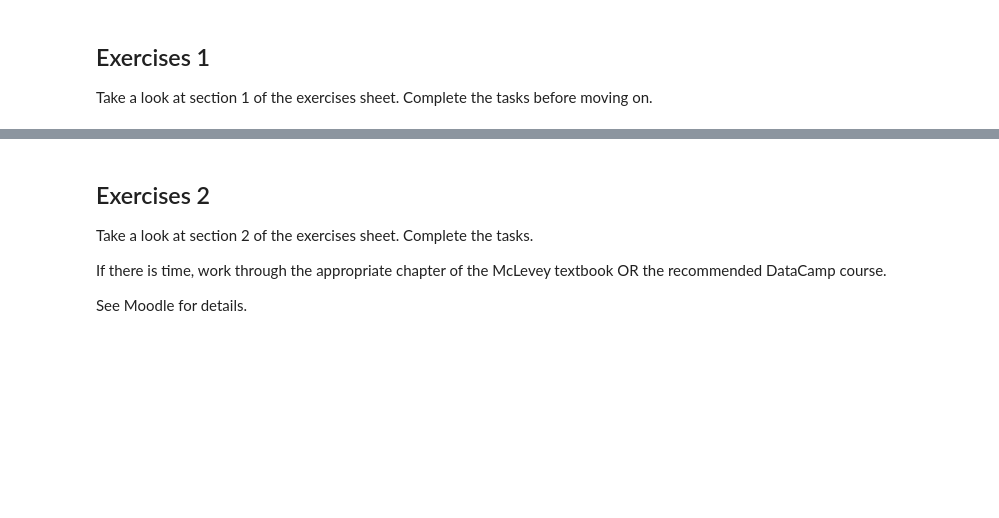
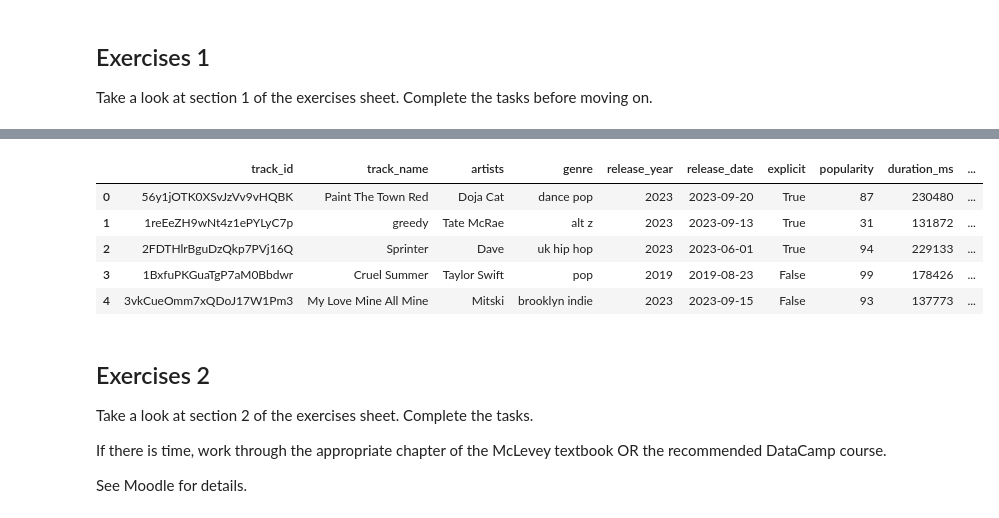
Before and after one commit to Minyall/sc207_2023-24, a Jupyter notebook: 4_5_pandas/5_pandas.ipynb, the cells around one changed output, grey strips where cells are left out. Saved outputs shown, nothing was run; the diff lists cells and outputs as text; code cells hidden in the pictures; blank space fills up the shorter version.

```diff
--- a/4_5_pandas/5_pandas.ipynb
+++ b/4_5_pandas/5_pandas.ipynb
@@ -223,3 +439,13 @@ Take a look at section 1 of the exercises sheet. Complete the tasks before movin
+# %%
+songs_df_2 = pd.read_pickle('cleaned_songs_df.pkl')
+songs_df_2.head()
+# %% [output]
+|  | track_id | track_name | artists | genre | release_year | release_date | explicit | popularity | duration_ms | ... |
+| 0 | 56y1jOTK0XSvJzVv9vHQBK | Paint The Town Red | Doja Cat | dance pop | 2023 | 2023-09-20 | True | 87 | 230480 | ... |
+| 1 | 1reEeZH9wNt4z1ePYLyC7p | greedy | Tate McRae | alt z | 2023 | 2023-09-13 | True | 31 | 131872 | ... |
+| 2 | 2FDTHlrBguDzQkp7PVj16Q | Sprinter | Dave | uk hip hop | 2023 | 2023-06-01 | True | 94 | 229133 | ... |
+| 3 | 1BxfuPKGuaTgP7aM0Bbdwr | Cruel Summer | Taylor Swift | pop | 2019 | 2019-08-23 | False | 99 | 178426 | ... |
+| 4 | 3vkCueOmm7xQDoJ17W1Pm3 | My Love Mine All Mine | Mitski | brooklyn indie | 2023 | 2023-09-15 | False | 93 | 137773 | ... |
 # %% [markdown]
 ## Exercises 2
 Take a look at section 2 of the exercises sheet. Complete the tasks.
```
Also changed, not shown: parts of 28 cells of this notebook.
